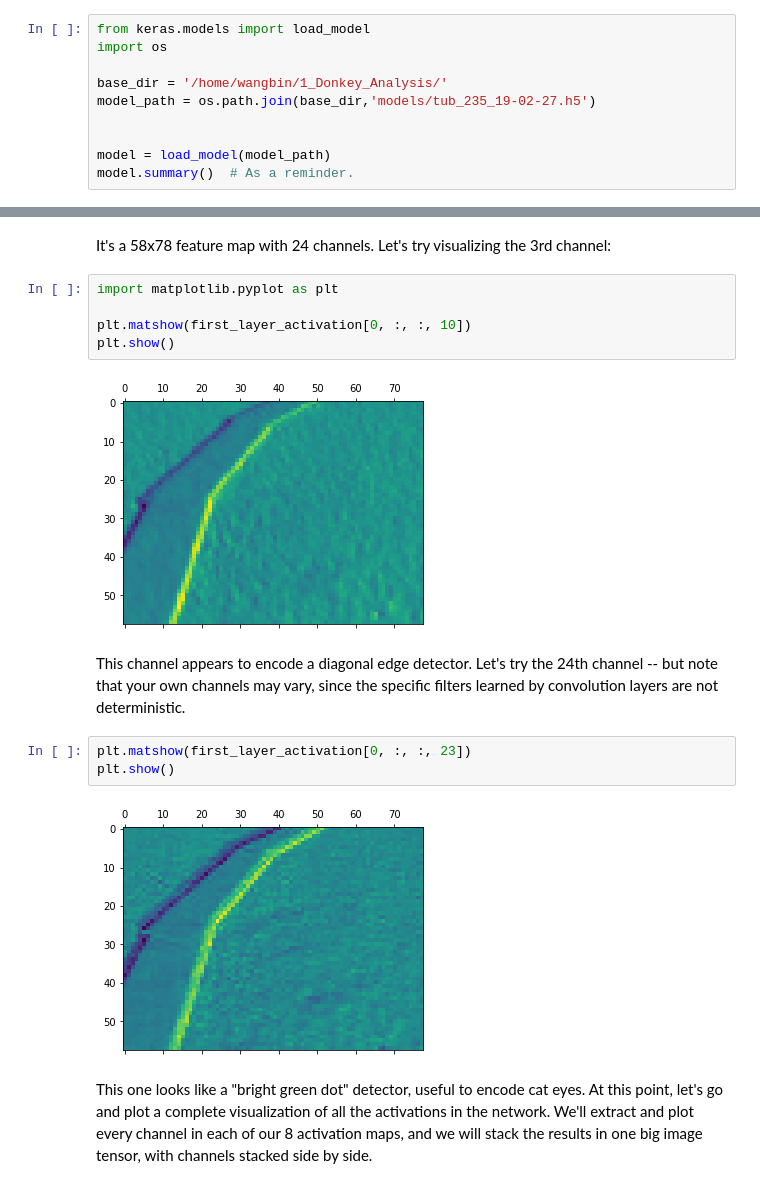
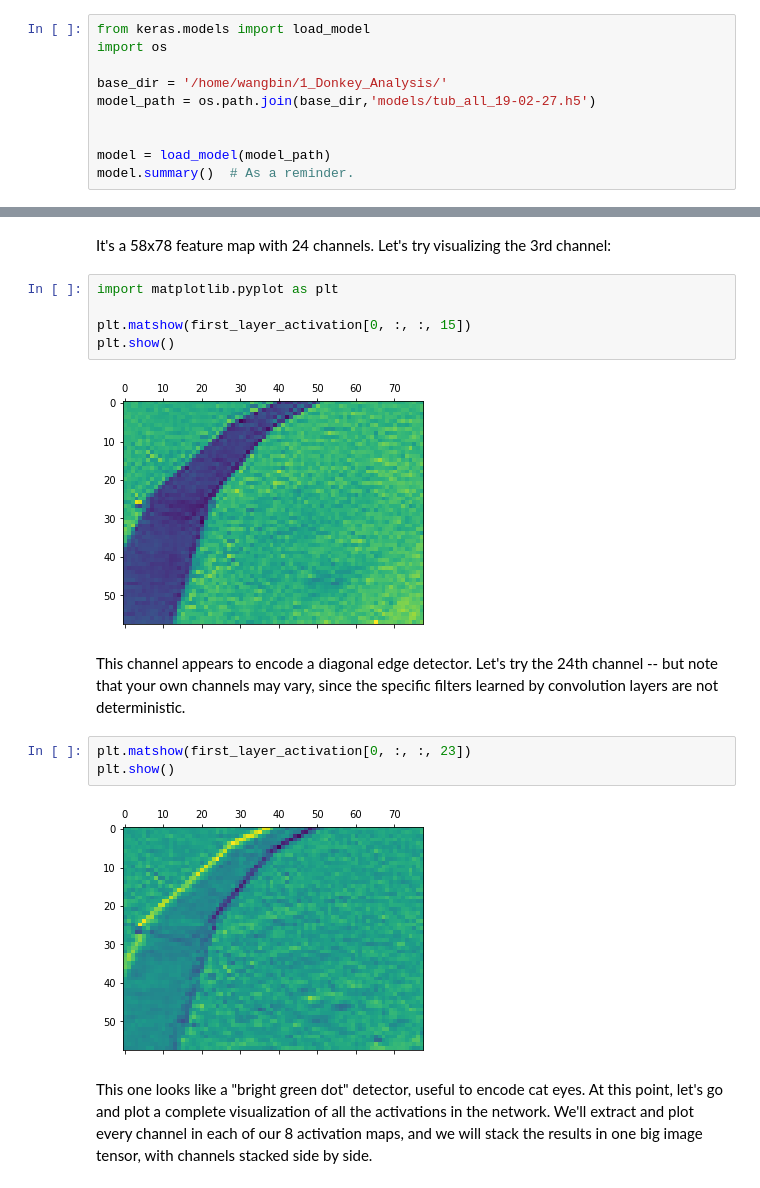
Before and after one commit to wangbin0619/donkey, a Jupyter notebook: donkeycar/keras_analysis/1.0-visualizing-what-convnets-learn.ipynb, the cells around one changed output, grey strips where cells are left out. Cells and saved outputs as stored; diff of their text form.

```diff
--- a/donkeycar/keras_analysis/1.0-visualizing-what-convnets-learn.ipynb
+++ b/donkeycar/keras_analysis/1.0-visualizing-what-convnets-learn.ipynb
@@ -40,7 +41,7 @@ from keras.models import load_model
 import os
 
 base_dir = '/home/wangbin/1_Donkey_Analysis/'
-model_path = os.path.join(base_dir,'models/tub_235_19-02-27.h5')
+model_path = os.path.join(base_dir,'models/tub_all_19-02-27.h5')
 
 
 model = load_model(model_path)
@@ -132,10 +133,10 @@ It's a 58x78 feature map with 24 channels. Let's try visualizing the 3rd channel
 # %%
 import matplotlib.pyplot as plt
 
-plt.matshow(first_layer_activation[0, :, :, 10])
+plt.matshow(first_layer_activation[0, :, :, 15])
 plt.show()
 # %% [output]
-[figure, old version]
+[figure, new version]
 # %% [markdown]
 This channel appears to encode a diagonal edge detector. Let's try the 24th channel -- but note that your own channels may vary, since the
 specific filters learned by convolution layers are not deterministic.
@@ -143,7 +144,7 @@ specific filters learned by convolution layers are not deterministic.
 plt.matshow(first_layer_activation[0, :, :, 23])
 plt.show()
 # %% [output]
-[figure, old version]
+[figure, new version]
 # %% [markdown]
 This one looks like a "bright green dot" detector, useful to encode cat eyes. At this point, let's go and plot a complete visualization of
 all the activations in the network. We'll extract and plot every channel in each of our 8 activation maps, and we will stack the results in
```
Also changed, not shown: parts of 20 cells of this notebook, 3 other files.
